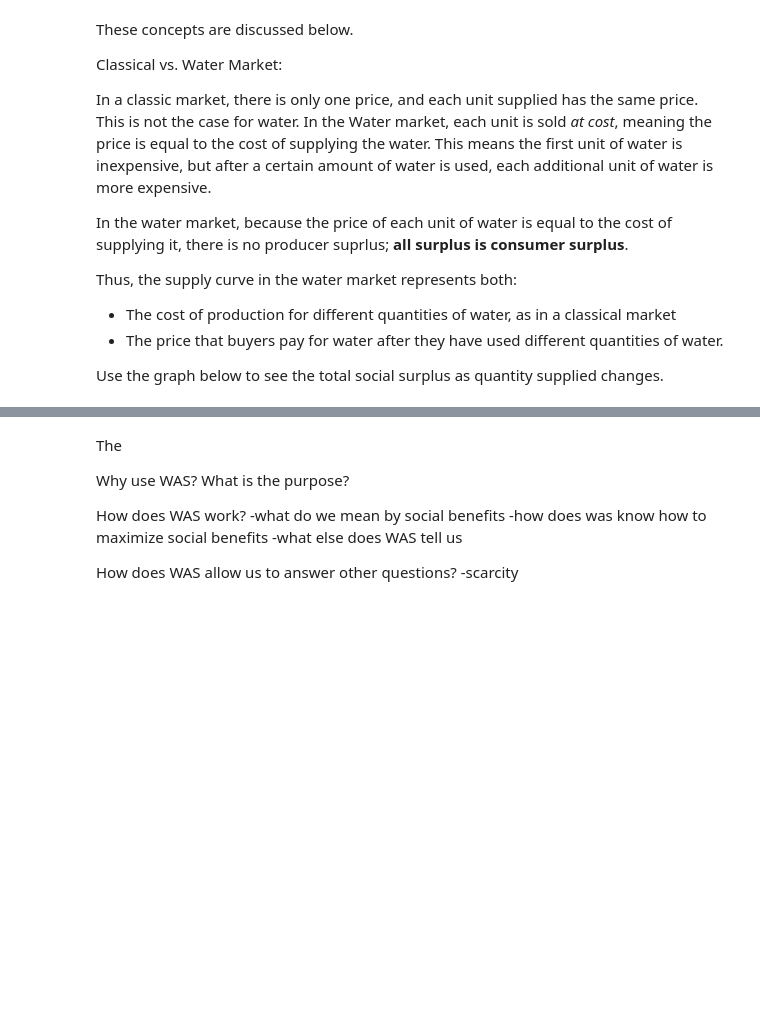
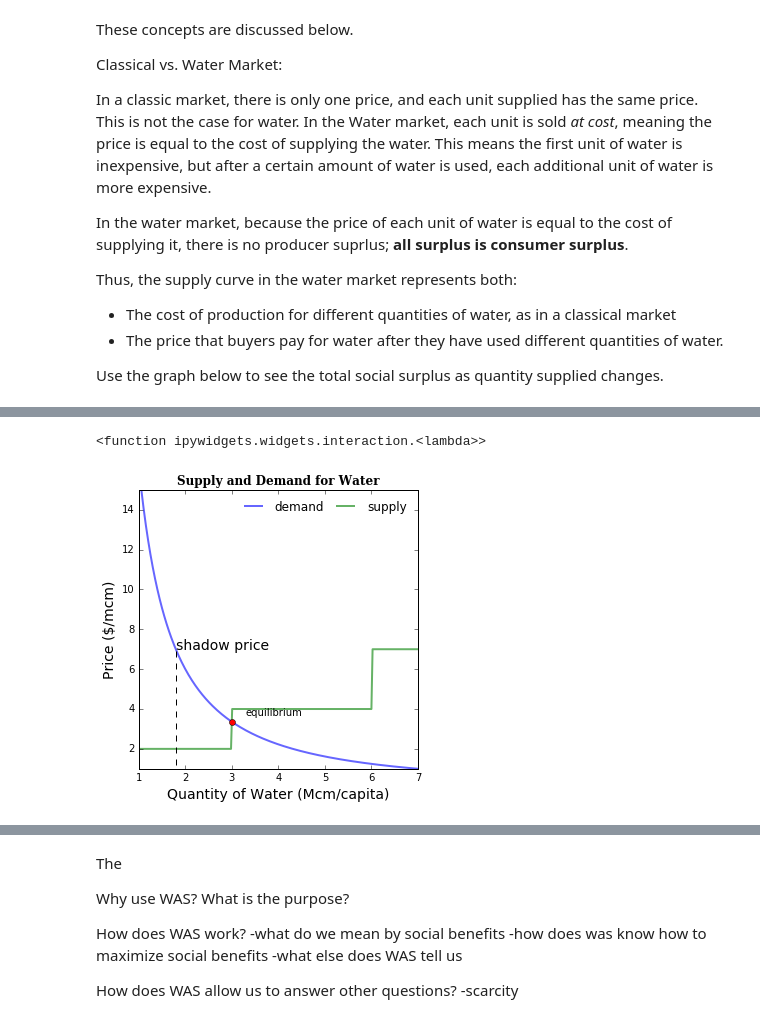
Before and after one commit to akaufman10/was, a Jupyter notebook: trainings/Intro_Theory.ipynb, the cells around one changed output, grey strips where cells are left out. Cells and saved outputs as stored; diff of their text form; code cells hidden in the pictures; blank space fills up the shorter version.

```diff
--- a/trainings/Intro_Theory.ipynb
+++ b/trainings/Intro_Theory.ipynb
@@ -201,0 +220,5 @@ Both markets benefit from more water.
+# %%
+interact(graphMaker.drawShadowValue,quantity=(1,3,.2),drawSurplus=fixed(False),scarcityRent=False, annotate=fixed(True))
+# %% [output]
+<function ipywidgets.widgets.interaction.<lambda>>
+[figure, added]
```
Also changed, not shown: parts of 19 cells of this notebook, 3 other files.
